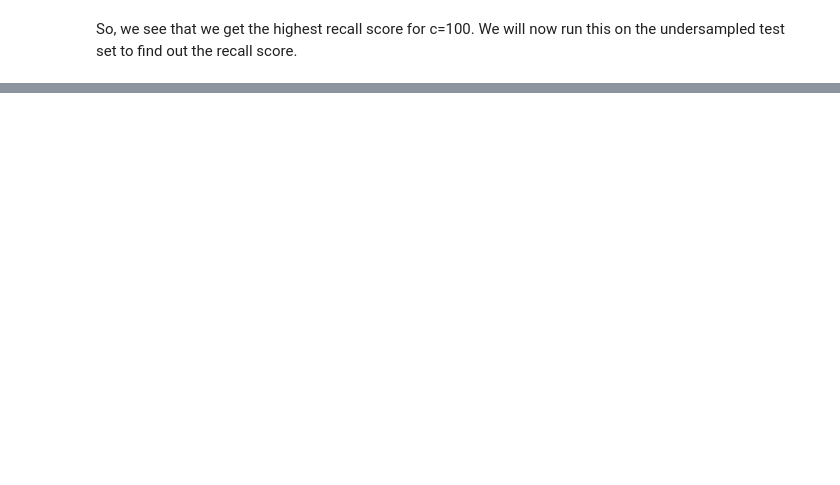
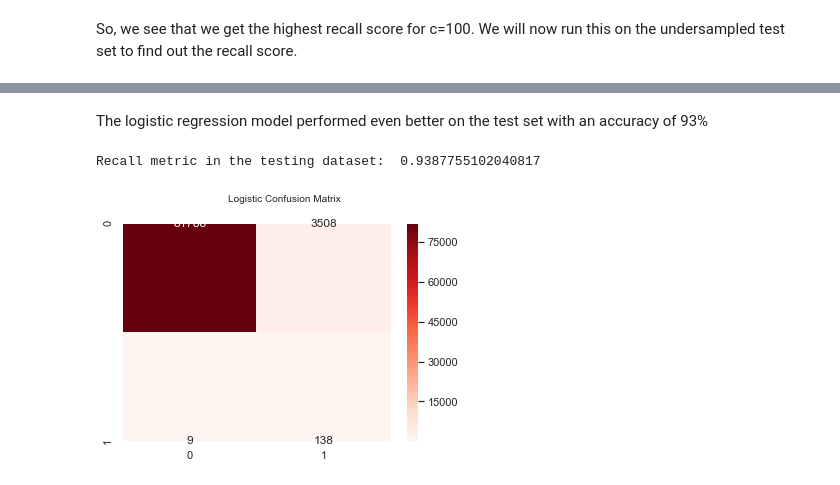
Before and after one commit to ameyathaley/Credit-Card-Fraud-Detection, a Jupyter notebook: Data Exploration and Simple Under sampling.ipynb, the cells around one changed output, grey strips where cells are left out. Saved outputs shown, nothing was run; the diff lists cells and outputs as text; code cells hidden in the pictures; blank space fills up the shorter version.

```diff
--- a/Data Exploration and Simple Under sampling.ipynb
+++ b/Data Exploration and Simple Under sampling.ipynb
@@ -216,2 +215,21 @@ Mean recall score  0.8533723076560318
 # %% [markdown]
 So, we see that we get the highest recall score for c=100. We will now run this on the undersampled test set to find out the recall score.
+# %%
+import seaborn as sns
+lr = LogisticRegression(C = 100, penalty = 'l1')
+lr.fit(X_train_undersample,y_train_undersample.values.ravel())
+y_pred_undersample = lr.predict(X_test_undersample.values)
+
+# Compute confusion matrix
+cnf_matrix = confusion_matrix(y_test_undersample,y_pred_undersample)
+np.set_printoptions(precision=2)
+
+print("Recall metric in the testing dataset: ", cnf_matrix[1,1]/(cnf_matrix[1,0]+cnf_matrix[1,1]))
+
+# Plot non-normalized confusion matrix
+
+
+sns.set(font_scale=1)
+plt.suptitle('Logistic Confusion Matrix', fontsize=10)
+sns.heatmap(cnf_matrix,annot=True,cmap="Reds",fmt="d")
+plt.show()
@@ -217,0 +239,20 @@ So, we see that we get the highest recall score for c=100. We will now run this
+# %% [markdown]
+The logistic regression model performed even better on the test set with an accuracy of 93%
+# %%
+lr = LogisticRegression(C = 100, penalty = 'l1')
+lr.fit(X_train_undersample,y_train_undersample.values.ravel())
+y_pred = lr.predict(X_test.values)
+
+# Compute confusion matrix
+cnf_matrix = confusion_matrix(y_test,y_pred)
+np.set_printoptions(precision=2)
+
+print("Recall metric in the testing dataset: ", cnf_matrix[1,1]/(cnf_matrix[1,0]+cnf_matrix[1,1]))
+
+sns.set(font_scale=1)
+plt.suptitle('Logistic Confusion Matrix', fontsize=10)
+sns.heatmap(cnf_matrix,annot=True,cmap="Reds",fmt="d")
+plt.show()
+# %% [output]
+Recall metric in the testing dataset:  0.9387755102040817
+[figure, added]
```
Also changed, not shown: parts of 4 cells of this notebook.
